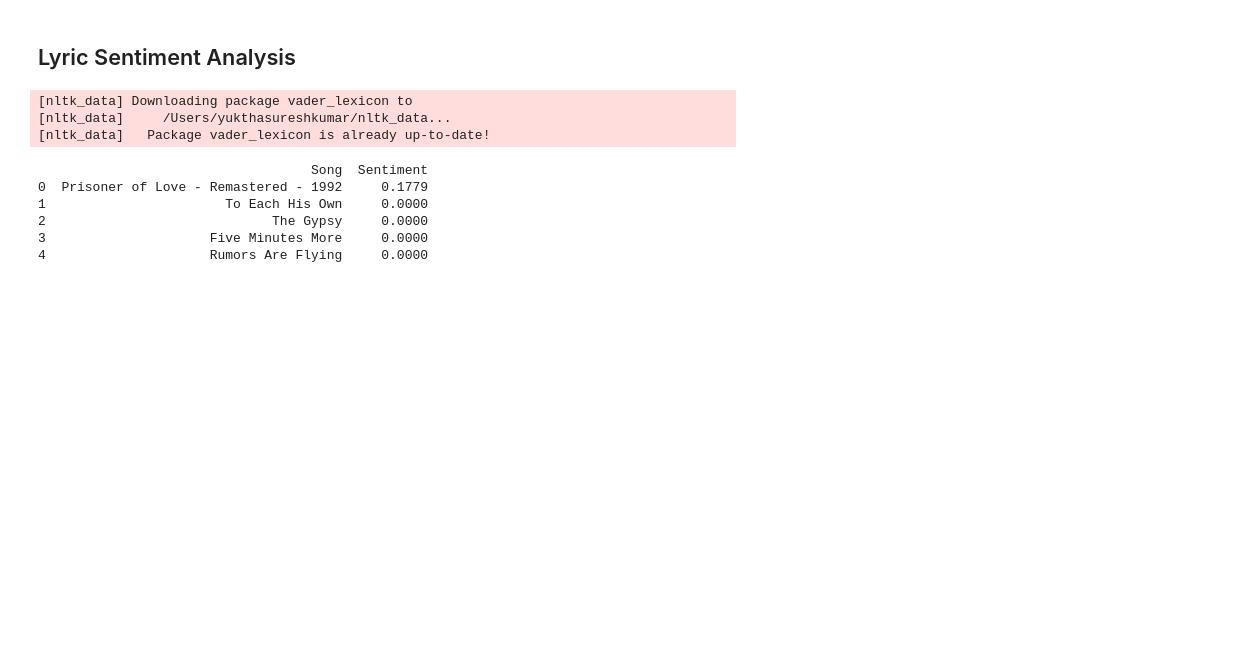
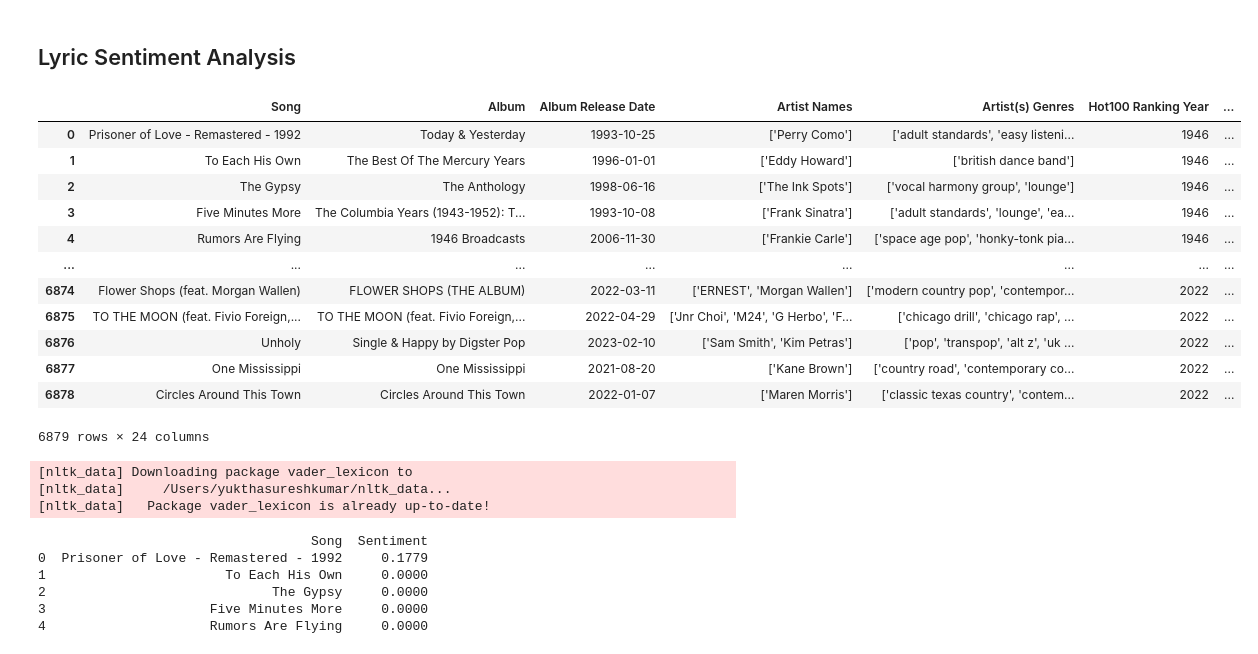
Before and after one commit to CultureAsData-UIUC/is310-fall-2024-group-3, a Jupyter notebook: Experimenting With Datasets Update/lyric-sentiment.ipynb, the cells around one changed output. Cells and saved outputs as stored; diff of their text form; code cells hidden in the pictures; blank space fills up the shorter version.

```diff
--- a/Experimenting With Datasets Update/lyric-sentiment.ipynb
+++ b/Experimenting With Datasets Update/lyric-sentiment.ipynb
@@ -1,4 +1,22 @@
 # %% [markdown]
 ## Lyric Sentiment Analysis
+# %%
+import pandas as pd
+df = pd.read_csv('Billboard_Hot100_Songs_Spotify_1946-2022.csv')
+df
+# %% [output]
+|  | Song | Album | Album Release Date | Artist Names | Artist(s) Genres | Hot100 Ranking Year | ... |
+| 0 | Prisoner of Love - Remastered - 1992 | Today & Yesterday | 1993-10-25 | ['Perry Como'] | ['adult standards', 'easy listeni... | 1946 | ... |
+| 1 | To Each His Own | The Best Of The Mercury Years | 1996-01-01 | ['Eddy Howard'] | ['british dance band'] | 1946 | ... |
+| 2 | The Gypsy | The Anthology | 1998-06-16 | ['The Ink Spots'] | ['vocal harmony group', 'lounge'] | 1946 | ... |
+| 3 | Five Minutes More | The Columbia Years (1943-1952): T... | 1993-10-08 | ['Frank Sinatra'] | ['adult standards', 'lounge', 'ea... | 1946 | ... |
+| 4 | Rumors Are Flying | 1946 Broadcasts | 2006-11-30 | ['Frankie Carle'] | ['space age pop', 'honky-tonk pia... | 1946 | ... |
+| ... | ... | ... | ... | ... | ... | ... | ... |
+| 6874 | Flower Shops (feat. Morgan Wallen) | FLOWER SHOPS (THE ALBUM) | 2022-03-11 | ['ERNEST', 'Morgan Wallen'] | ['modern country pop', 'contempor... | 2022 | ... |
+| 6875 | TO THE MOON (feat. Fivio Foreign,... | TO THE MOON (feat. Fivio Foreign,... | 2022-04-29 | ['Jnr Choi', 'M24', 'G Herbo', 'F... | ['chicago drill', 'chicago rap', ... | 2022 | ... |
+| 6876 | Unholy | Single & Happy by Digster Pop | 2023-02-10 | ['Sam Smith', 'Kim Petras'] | ['pop', 'transpop', 'alt z', 'uk ... | 2022 | ... |
+| 6877 | One Mississippi | One Mississippi | 2021-08-20 | ['Kane Brown'] | ['country road', 'contemporary co... | 2022 | ... |
+| 6878 | Circles Around This Town | Circles Around This Town | 2022-01-07 | ['Maren Morris'] | ['classic texas country', 'contem... | 2022 | ... |
+6879 rows × 24 columns
 # %%
 from nltk.sentiment import SentimentIntensityAnalyzer
```
Also changed, not shown: parts of 1 cell of this notebook, 1 other file.
